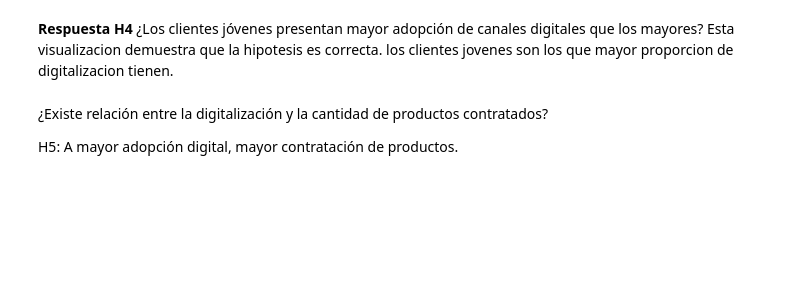
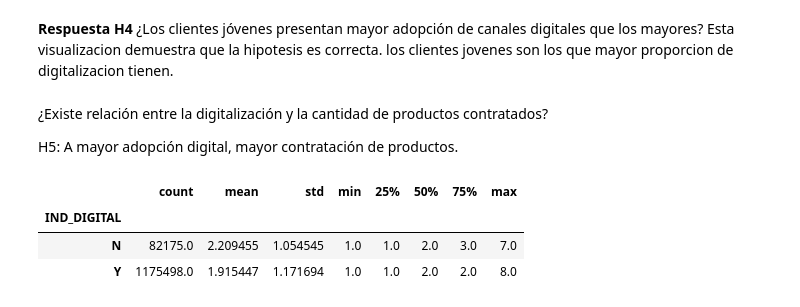
Before and after one commit to chiaravanin/CursoCoder, a Jupyter notebook: ProyectoDS_PArteIVANIN.ipynb, the cells around one changed output. Saved outputs shown, nothing was run; the diff lists cells and outputs as text; code cells hidden in the pictures; blank space fills up the shorter version.

```diff
--- a/ProyectoDS_PArteIVANIN.ipynb
+++ b/ProyectoDS_PArteIVANIN.ipynb
@@ -832,3 +833,14 @@ plt.show()
 ¿Existe relación entre la digitalización y la cantidad de productos contratados?
 
 H5: A mayor adopción digital, mayor contratación de productos.
+# %%
+import pandas as pd
+
+# Verificamos distribución general
+df['IND_DIGITAL'].value_counts()
+df.groupby('IND_DIGITAL')['CANTIDAD_PRODUCTOS'].describe()
+# %% [output]
+|  | count | mean | std | min | 25% | 50% | 75% | max |
+| IND_DIGITAL |  |  |  |  |  |  |  |  |
+| N | 82175.0 | 2.209455 | 1.054545 | 1.0 | 1.0 | 2.0 | 3.0 | 7.0 |
+| Y | 1175498.0 | 1.915447 | 1.171694 | 1.0 | 1.0 | 2.0 | 2.0 | 8.0 |
```
Also changed, not shown: parts of 7 cells of this notebook.
